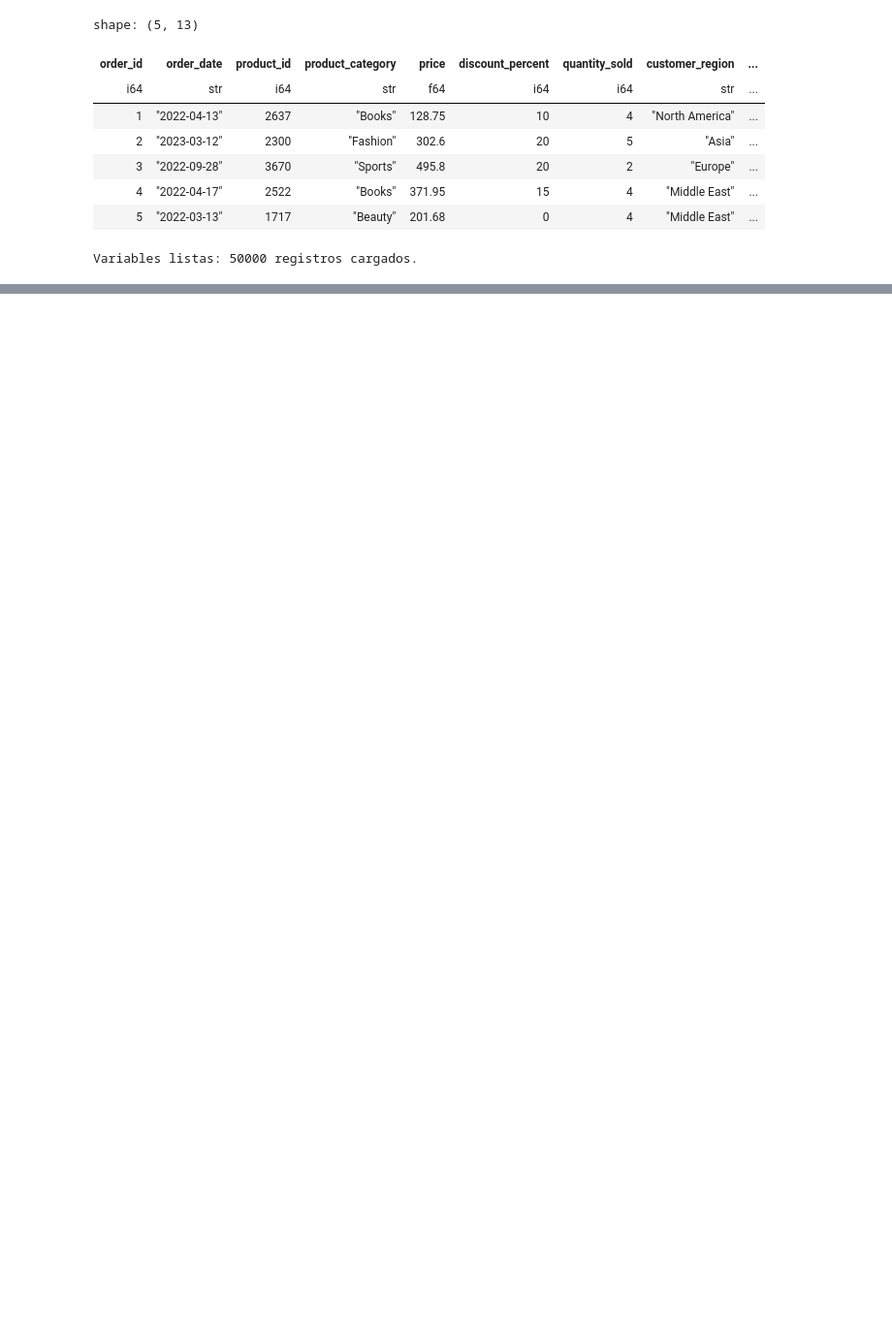
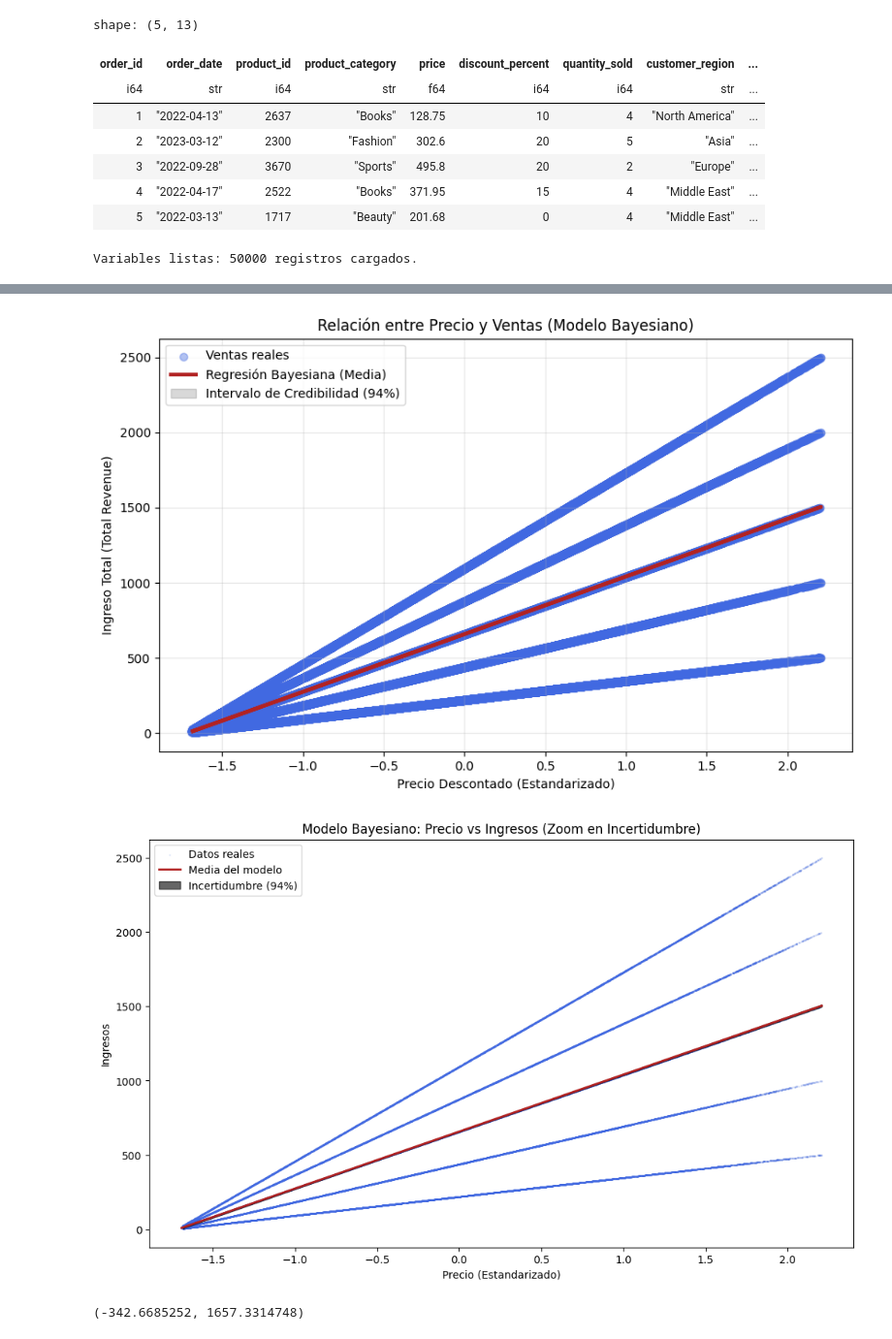
Before and after one commit to Bootcamp-IA-P6/5_Regresion_bayesiana, a Jupyter notebook: 02_Modelado_Bayesiano.ipynb, the cells around one changed output, grey strips where cells are left out. Shown at 97% size. Saved outputs shown, nothing was run; the diff lists cells and outputs as text; code cells hidden in the pictures; blank space fills up the shorter version.

```diff
--- a/02_Modelado_Bayesiano.ipynb
+++ b/02_Modelado_Bayesiano.ipynb
@@ -32,0 +87,80 @@ Variables listas: 50000 registros cargados.
+# %%
+import matplotlib.pyplot as plt
+import numpy as np
+
+# 1. Obtenemos las medias de los parámetros para la línea principal
+resumen = az.summary(trace)
+alpha_m = resumen.loc["alpha", "mean"]
+beta_m = resumen.loc["beta", "mean"]
+
+# 2. Calculamos la línea de regresión media
+y_pred = alpha_m + beta_m * X_scaled
+
+# 3. Graficamos
+plt.figure(figsize=(10, 6))
+
+# Dibujamos los datos reales
+plt.scatter(X_scaled, y, alpha=0.4, label="Ventas reales", color="royalblue")
+
+# Dibujamos la línea de regresión (la "apuesta" del modelo)
+plt.plot(X_scaled, y_pred, color="firebrick", linewidth=3, label="Regresión Bayesiana (Media)")
+
+# 4. Agregamos la incertidumbre (HDI)
+# Esto dibuja una sombra donde el modelo está 94% seguro de que pasa la línea
+# 1. Extraemos los valores numéricos (numpy) para facilitar el cálculo
+alpha_samples = trace.posterior["alpha"].values # Forma: (4, 1000)
+beta_samples = trace.posterior["beta"].values   # Forma: (4, 1000)
+
+# 2. Calculamos mu para CADA muestra y CADA dato
+# Usamos [..., None] para alinear las 4000 muestras con los 50,000 datos
+mu_samples = alpha_samples[..., None] + beta_samples[..., None] * X_scaled
+
+# 3. Graficamos el HDI con los datos alineados
+az.plot_hdi(X_scaled, mu_samples, color="gray",
+            fill_kwargs={"alpha": 0.3, "label": "Intervalo de Credibilidad (94%)"})
+
+plt.title("Relación entre Precio y Ventas (Modelo Bayesiano)")
+plt.xlabel("Precio Descontado (Estandarizado)")
+plt.ylabel("Ingreso Total (Total Revenue)")
+plt.legend()
+plt.grid(alpha=0.3)
+plt.show()
+
+
+# 1. Ordenamos X para que el gráfico de la sombra se dibuje sin "saltos"
+idx = np.argsort(X_scaled)
+X_ord = X_scaled[idx]
+y_ord = y[idx]
+
+# 2. Aplanamos las muestras (pasamos de 4 cadenas de 1000 a una lista de 4000)
+alpha_flat = trace.posterior["alpha"].values.flatten()
+beta_flat = trace.posterior["beta"].values.flatten()
+
+# 3. Calculamos mu para los datos ordenados (Forma: 4000 muestras x 50000 puntos)
+mu_samples = alpha_flat[:, None] + beta_flat[:, None] * X_ord
+
+# 4. Graficamos
+plt.figure(figsize=(12, 7))
+
+# Bajamos el tamaño de los puntos (s=1) para ver mejor la línea
+plt.scatter(X_ord, y_ord, alpha=0.1, color="royalblue", s=1, label="Datos reales")
+
+# Línea de la media
+plt.plot(X_ord, alpha_m + beta_m * X_ord, color="firebrick", linewidth=2, label="Media del modelo")
+
+# Sombra del HDI (subimos alpha a 0.6 para que sea bien visible)
+az.plot_hdi(X_ord, mu_samples, color="black", fill_kwargs={"alpha": 0.6, "label": "Incertidumbre (94%)"})
+
+plt.title("Modelo Bayesiano: Precio vs Ingresos (Zoom en Incertidumbre)")
+plt.xlabel("Precio (Estandarizado)")
+plt.ylabel("Ingresos")
+plt.legend()
+plt.show()
+
+# Intenta añadir esto al final de tu celda de gráfico para hacer "Zoom"
+plt.xlim(-0.1, 0.1) # Zoom en el centro del precio estandarizado
+plt.ylim(y.mean() - 1000, y.mean() + 1000) # Ajusta según tus datos
+# %% [output]
+[figure, added]
+[figure, added]
+(-342.6685252, 1657.3314748)
```
Also changed, not shown: parts of 11 cells of this notebook.
